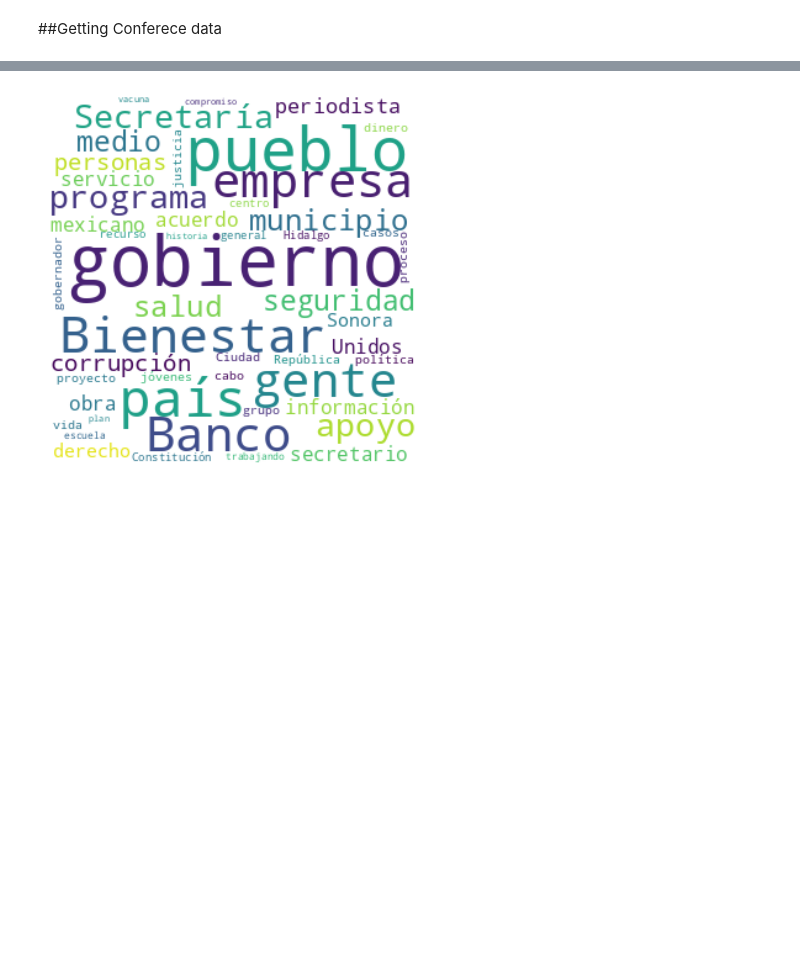
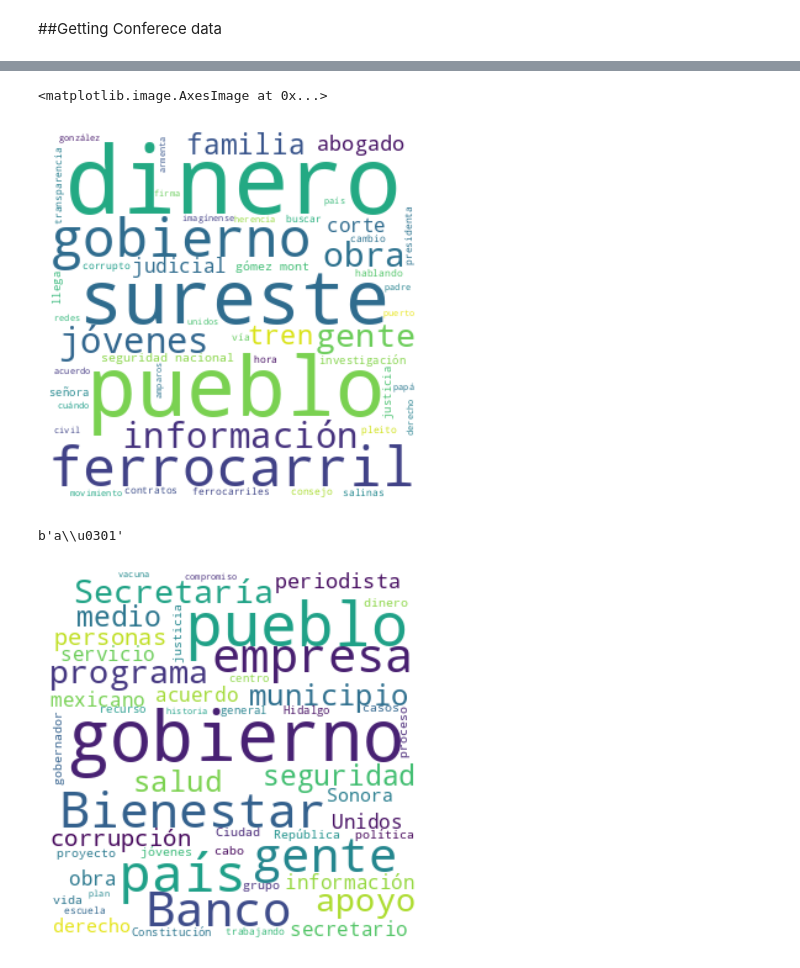
Before and after one commit to filosoficaguilar/Research_pobreza, a Jupyter notebook: Pobreza_Energetica_v1_0_.ipynb, the cells around one changed output, grey strips where cells are left out. Saved outputs shown, nothing was run; the diff lists cells and outputs as text; code cells hidden in the pictures; blank space fills up the shorter version.

```diff
--- a/Pobreza_Energetica_v1_0_.ipynb
+++ b/Pobreza_Energetica_v1_0_.ipynb
@@ -407,3 +427,16 @@ file_path
+# %%
+wc = WordCloud(width = 300, height = 300, stopwords = stop_words, background_color = "white", max_words=50)
+wc.generate(words)
+plt.axis("off")
+plt.imshow(wc, interpolation = "bilinear")
+#plt.show()
+# %% [output]
+<matplotlib.image.AxesImage at 0x...>
+[figure, added]
+# %%
+"á".encode("unicode_escape")
+# %% [output]
+b'a\\u0301'
 # %%
 for i in words.keys():
   wc = WordCloud(width = 300, height = 300, stopwords = stop_words, background_color = "white", max_words = 50)
```
Also changed, not shown: parts of 14 cells of this notebook.
